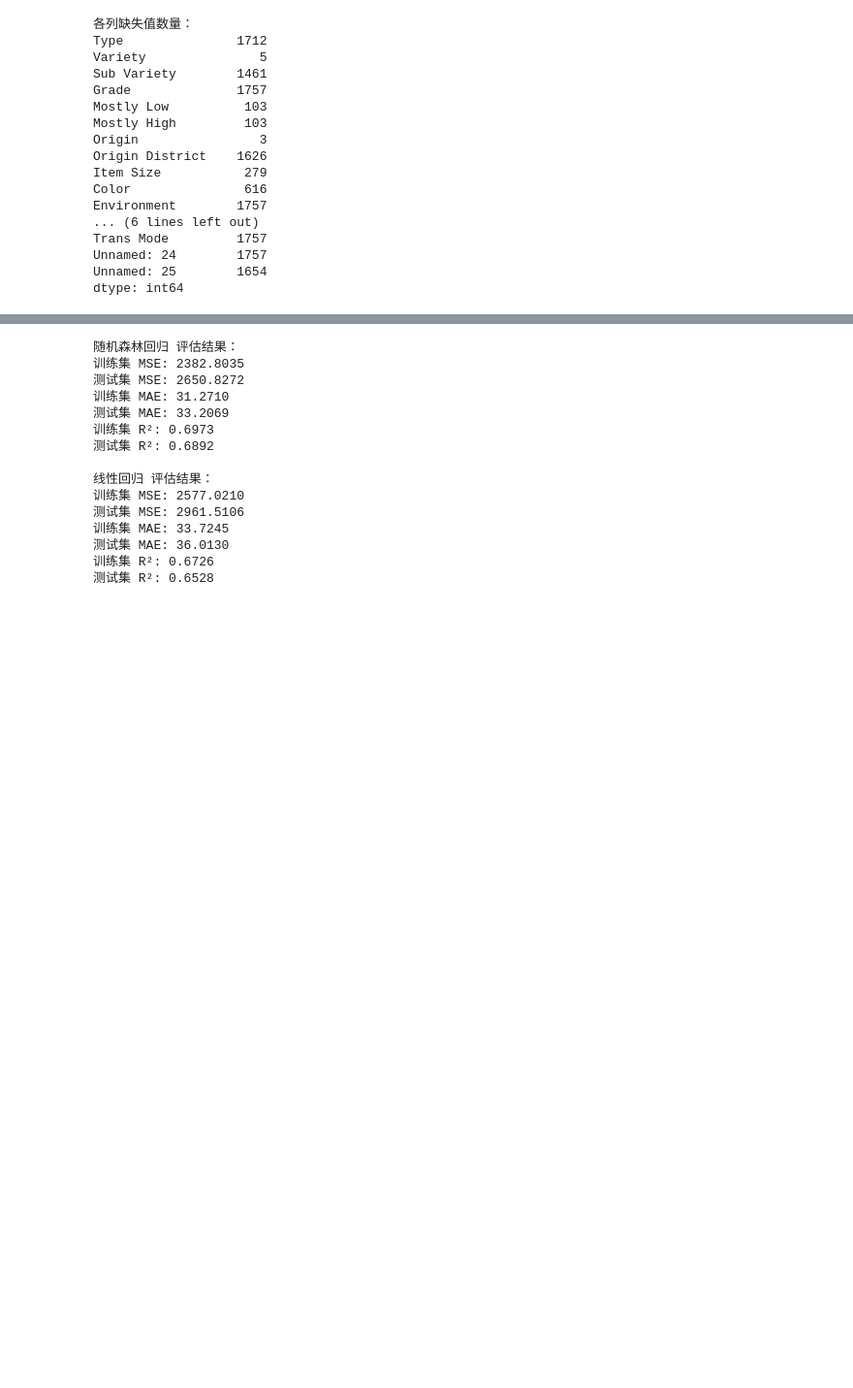
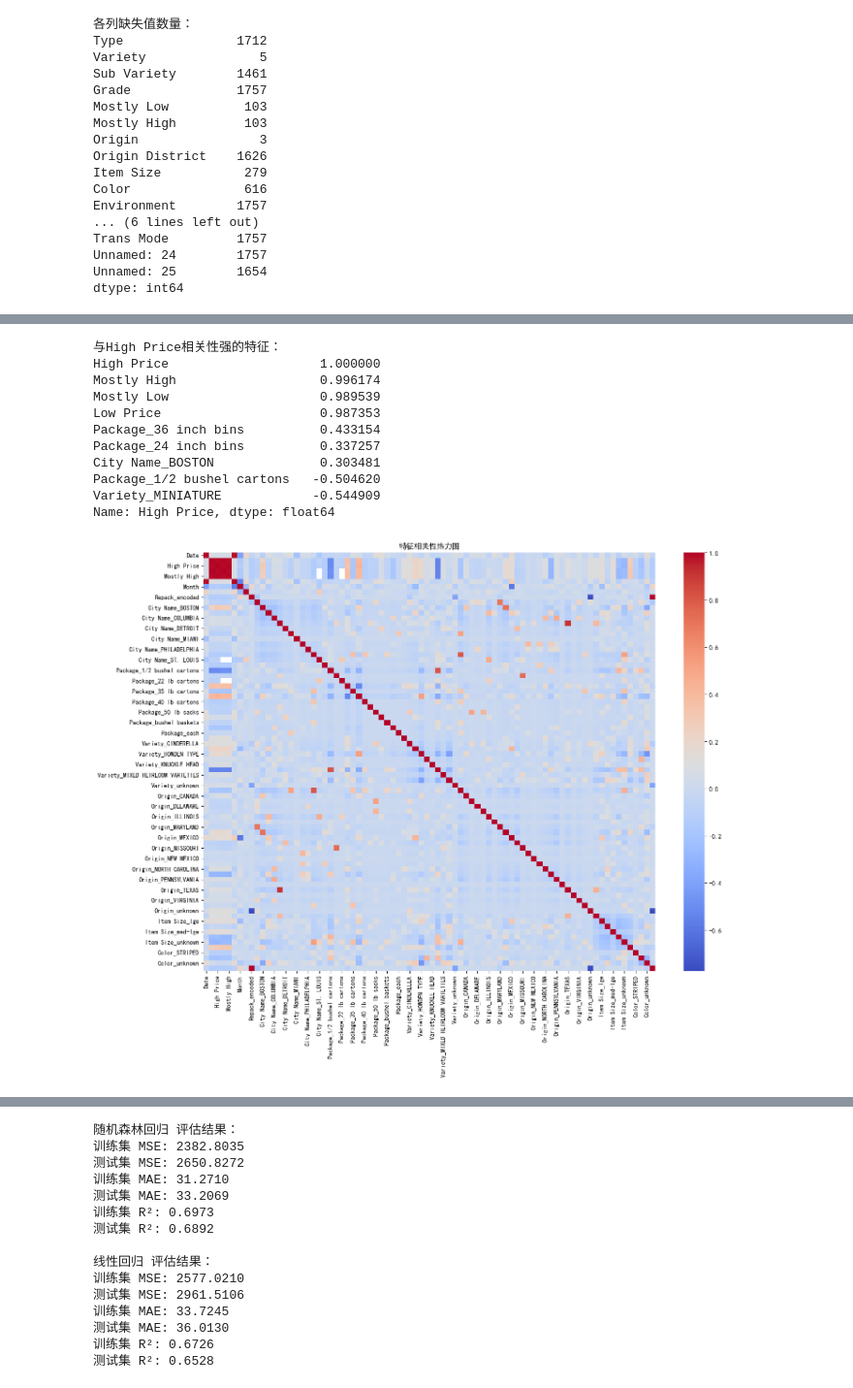
Before and after one commit to aaa123-avg/music_data_analysis_project, a Jupyter notebook: pumpkin_price_analysis_project/pumpkin_analysis.ipynb, the cells around one changed output, grey strips where cells are left out. Shown at 97% size. Cells and saved outputs as stored; diff of their text form; code cells hidden in the pictures; blank space fills up the shorter version.

```diff
--- a/pumpkin_price_analysis_project/pumpkin_analysis.ipynb
+++ b/pumpkin_price_analysis_project/pumpkin_analysis.ipynb
@@ -45,3 +72,9 @@ dtype: int64
+# %%
+# 填充缺失值
+df['Variety'] = df['Variety'].fillna('unknown')
+df['Origin'] = df['Origin'].fillna('unknown')
+df['Item Size'] = df['Item Size'].fillna('unknown')
+df['Color'] = df['Color'].fillna('unknown')
 # %%
 # 将价格列转换为数值类型（去除美元符号并转换为浮点数）
 price_columns = ['Low Price', 'High Price', 'Mostly Low', 'Mostly High']
@@ -140,0 +95,12 @@ LinearRegression()
+# %%
+# 识别分类变量列
+categorical_cols = df.select_dtypes(include=['object']).columns.tolist()
+print("分类变量列：", categorical_cols)
+
+# 对分类变量进行独热编码
+df_encoded = pd.get_dummies(df, columns=categorical_cols, drop_first=True)
+print("独热编码后数据集形状：", df_encoded.shape)
+
+# 查看编码后数据示例
+print("\n独热编码后数据前5行：")
+print(df_encoded.head())
@@ -140,0 +125,34 @@ LinearRegression()
+# %%
+import seaborn as sns
+import matplotlib.pyplot as plt
+
+plt.rcParams['font.sans-serif'] = ['SimHei']
+plt.rcParams['axes.unicode_minus'] = False
+
+# 计算特征相关性矩阵
+correlation = df_encoded.corr()
+
+# 提取与价格相关的特征相关性
+price_correlation = correlation['High Price'].sort_values(ascending=False)
+print("与High Price相关性强的特征：")
+print(price_correlation[abs(price_correlation) > 0.3])
+
+# 绘制相关性热力图
+plt.figure(figsize=(15, 12))
+sns.heatmap(correlation, annot=False, cmap='coolwarm', fmt='.2f')
+plt.title('特征相关性热力图')
+plt.tight_layout()
+plt.show()
+# %% [output]
+与High Price相关性强的特征：
+High Price                    1.000000
+Mostly High                   0.996174
+Mostly Low                    0.989539
+Low Price                     0.987353
+Package_36 inch bins          0.433154
+Package_24 inch bins          0.337257
+City Name_BOSTON              0.303481
+Package_1/2 bushel cartons   -0.504620
+Variety_MINIATURE            -0.544909
+Name: High Price, dtype: float64
+[figure, added]
```
Also changed, not shown: parts of 12 cells of this notebook.
